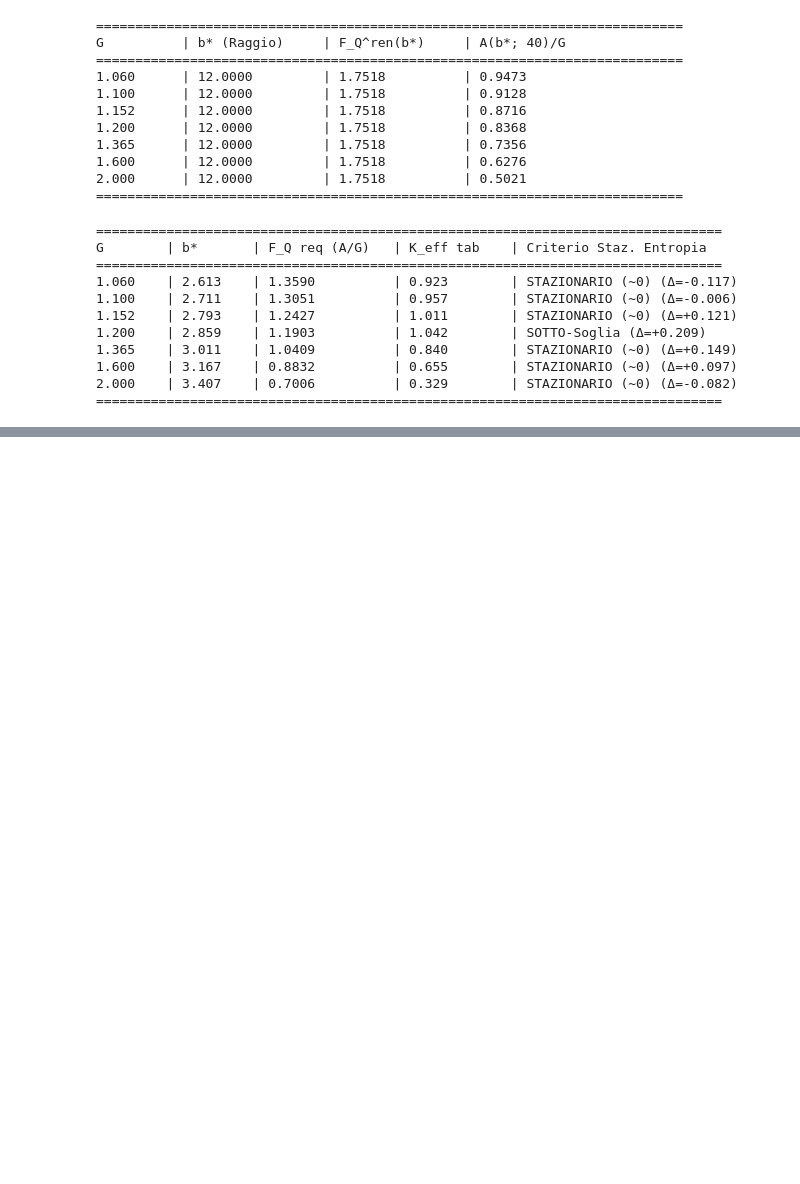
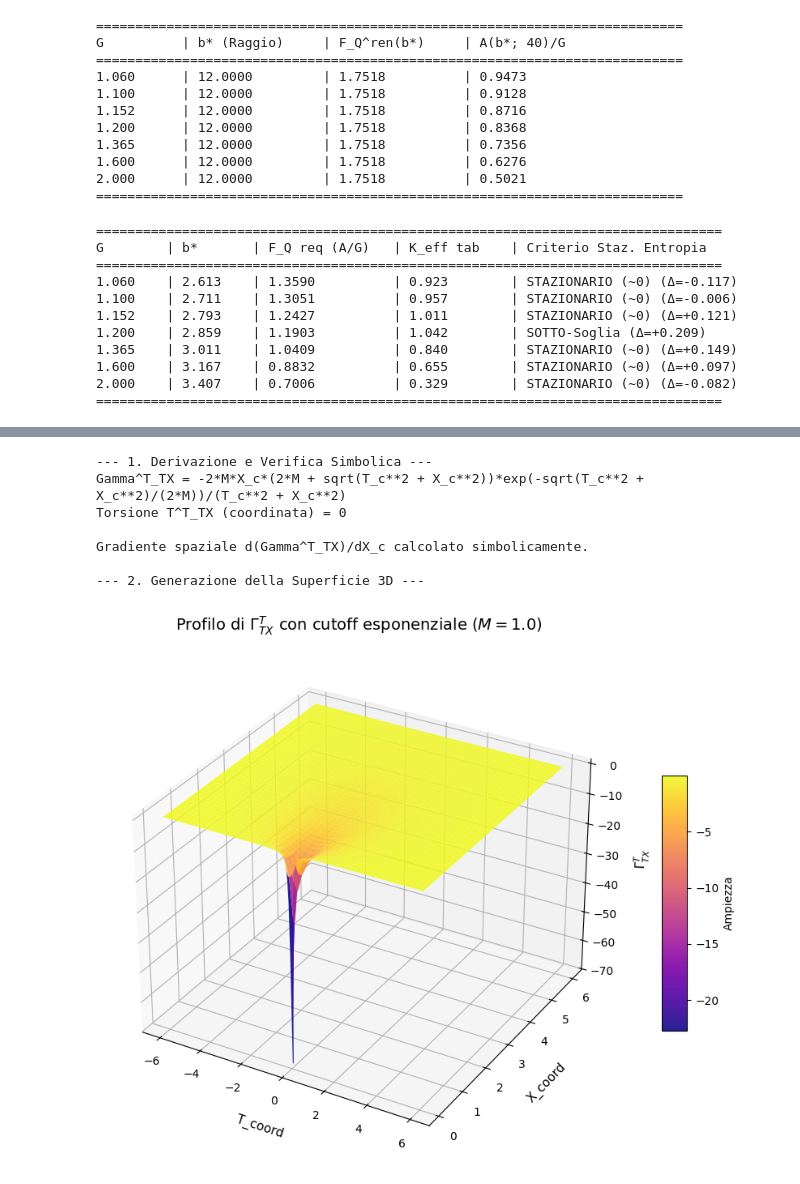
Before and after one commit to fabianleonaressi95/kilaw, a Jupyter notebook: Copia_di_Untitled2.ipynb, the cells around one changed output, grey strips where cells are left out. Saved outputs shown, nothing was run; the diff lists cells and outputs as text; code cells hidden in the pictures; blank space fills up the shorter version.

```diff
--- a/Copia_di_Untitled2.ipynb
+++ b/Copia_di_Untitled2.ipynb
@@ -8596,0 +10149,65 @@ G        | b*       | F_Q req (A/G)   | K_eff tab    | Criterio Staz. Entropia
+# %%
+import numpy as np
+import matplotlib.pyplot as plt
+import sympy as sp
+
+# ==========================================
+# 1. ANALISI SIMBOLICA CON SYMPY
+# ==========================================
+print("--- 1. Derivazione e Verifica Simbolica ---")
+M, T_c, X_c = sp.symbols('M T_c X_c', positive=True, real=True)
+r_c = sp.sqrt(T_c**2 + X_c**2)
+
+# Definizione della componente Gamma^T_{TX}
+Gamma_TX = -2 * M * X_c * (2 * M + r_c) * sp.exp(-r_c / (2 * M)) / (r_c**2)
+Gamma_XT = Gamma_TX  # Per simmetria nel gauge coordinato
+
+# Torsione nel gauge coordinato puro (deve essere zero)
+Torsion_TX = Gamma_TX - Gamma_XT
+print("Gamma^T_TX =", Gamma_TX)
+print("Torsione T^T_TX (coordinata) =", sp.simplify(Torsion_TX))
+
+# Derivata parziale rispetto a X_c per valutare il gradiente (utile per la torsione anolonome)
+d_Gamma_dX = sp.diff(Gamma_TX, X_c)
+print("\nGradiente spaziale d(Gamma^T_TX)/dX_c calcolato simbolicamente.")
+
+# ==========================================
+# 2. IMPLEMENTAZIONE NUMERICA E VISUALIZZAZIONE
+# ==========================================
+print("\n--- 2. Generazione della Superficie 3D ---")
+
+# Parametri di griglia
+M_val = 1.0
+T_vals = np.linspace(-6, 6, 300)
+X_vals = np.linspace(0.05, 6, 300)  # Evitiamo r=0 per la singolarità del raggio al denominatore
+T_grid, X_grid = np.meshgrid(T_vals, X_vals)
+R_grid = np.sqrt(T_grid**2 + X_grid**2)
+
+# Calcolo numerico della matrice/griglia per Gamma^T_{TX}
+Gamma_grid = -2 * M_val * X_grid * (2 * M_val + R_grid) * np.exp(-R_grid / (2 * M_val)) / (R_grid**2)
+
+# Configurazione del Plot 3D
+fig = plt.figure(figsize=(12, 7))
+ax = fig.add_subplot(111, projection='3d')
+
+surf = ax.plot_surface(T_grid, X_grid, Gamma_grid, cmap='plasma', edgecolor='none', alpha=0.9)
+
+ax.set_title(r'Profilo di $\Gamma^T_{TX}$ con cutoff esponenziale ($M = 1.0$)', fontsize=14, pad=15)
+ax.set_xlabel('T_coord', fontsize=11, labelpad=10)
+ax.set_ylabel('X_coord', fontsize=11, labelpad=10)
+ax.set_zlabel(r'$\Gamma^T_{TX}$', fontsize=11, labelpad=10)
+
+# Barra dei colori
+fig.colorbar(surf, shrink=0.5, aspect=10, label='Ampiezza')
+
+plt.tight_layout()
+plt.show()
+# %% [output]
+--- 1. Derivazione e Verifica Simbolica ---
+Gamma^T_TX = -2*M*X_c*(2*M + sqrt(T_c**2 + X_c**2))*exp(-sqrt(T_c**2 + X_c**2)/(2*M))/(T_c**2 + X_c**2)
+Torsione T^T_TX (coordinata) = 0
+
+Gradiente spaziale d(Gamma^T_TX)/dX_c calcolato simbolicamente.
+
+--- 2. Generazione della Superficie 3D ---
+[figure, added]
```
Also changed, not shown: parts of 47 cells of this notebook.
